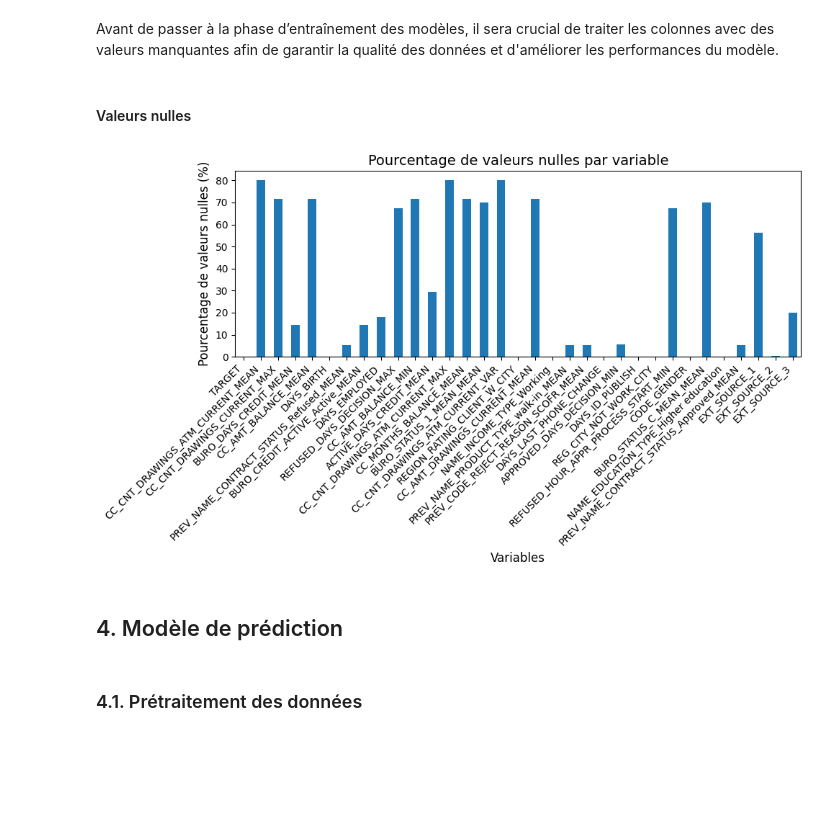
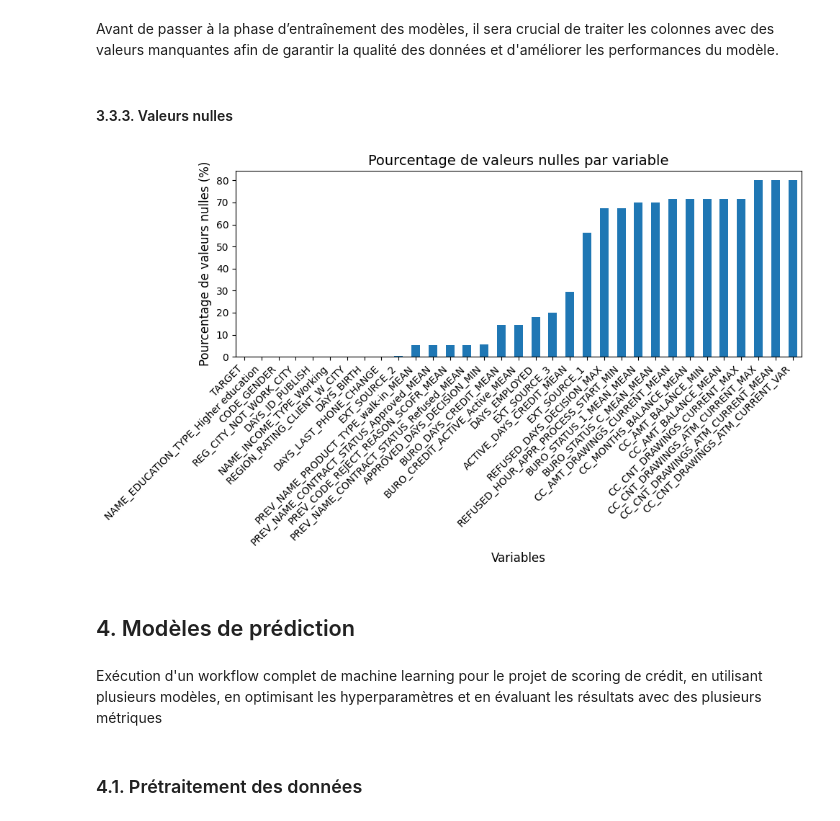
Before and after one commit to AmiraBah/projet7, a Jupyter notebook: modelisation/Bahou_Amira_2_notebook_modélisation_092024.ipynb, the cells around one changed output. Saved outputs shown, nothing was run; the diff lists cells and outputs as text; code cells hidden in the pictures; blank space fills up the shorter version.

```diff
--- a/modelisation/Bahou_Amira_2_notebook_modélisation_092024.ipynb
+++ b/modelisation/Bahou_Amira_2_notebook_modélisation_092024.ipynb
@@ -497,27 +482,24 @@ plt.show()
 # %% [markdown]
 Avant de passer à la phase d’entraînement des modèles, il sera crucial de traiter les colonnes avec des valeurs manquantes afin de garantir la qualité des données et d'améliorer les performances du modèle.
 # %% [markdown]
-#### Valeurs nulles
+#### 3.3.3. Valeurs nulles
 # %%
 # Calculer le pourcentage de valeurs nulles par colonne
 null_percentages = train_df_2.isnull().mean() * 100
 
-# Tracer l'histogramme
+# Trier les pourcentages par ordre croissant
+null_percentages_sorted = null_percentages.sort_values()
+
+# Tracer l'histogramme avec les données triées
 plt.figure(figsize=(10, 6))
-null_percentages.plot(kind='bar')
-
-# Ajouter des labels et un titre
+null_percentages_sorted.plot(kind='bar')
 plt.xlabel('Variables', fontsize=12)
 plt.ylabel('Pourcentage de valeurs nulles (%)', fontsize=12)
 plt.title('Pourcentage de valeurs nulles par variable', fontsize=14)
-
-# Rotation des labels de l'axe x pour une meilleure lisibilité
 plt.xticks(rotation=45, ha='right')
-
-# Afficher le graphique
 plt.tight_layout()
 plt.show()
 # %% [output]
-[figure, old version]
+[figure, new version]
 # %% [markdown]
-## 4. Modèle de prédiction
+## 4. Modèles de prédiction
@@ -552,2 +506,4 @@ from scipy.stats import uniform, randint
+# %% [markdown]
+Exécution d'un workflow complet de machine learning pour le projet de scoring de crédit, en utilisant plusieurs modèles, en optimisant les hyperparamètres et en évaluant les résultats avec des plusieurs métriques
 # %% [markdown]
 ### 4.1. Prétraitement des données
```
Also changed, not shown: parts of 60 cells of this notebook, 25 other files.
